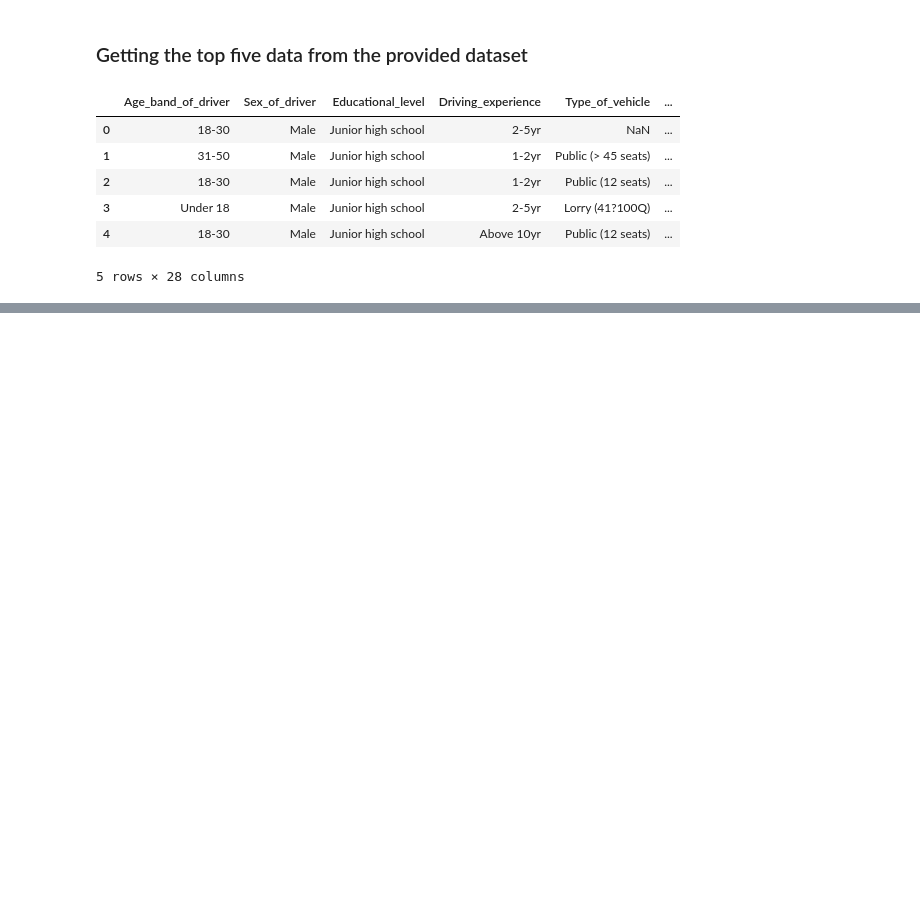
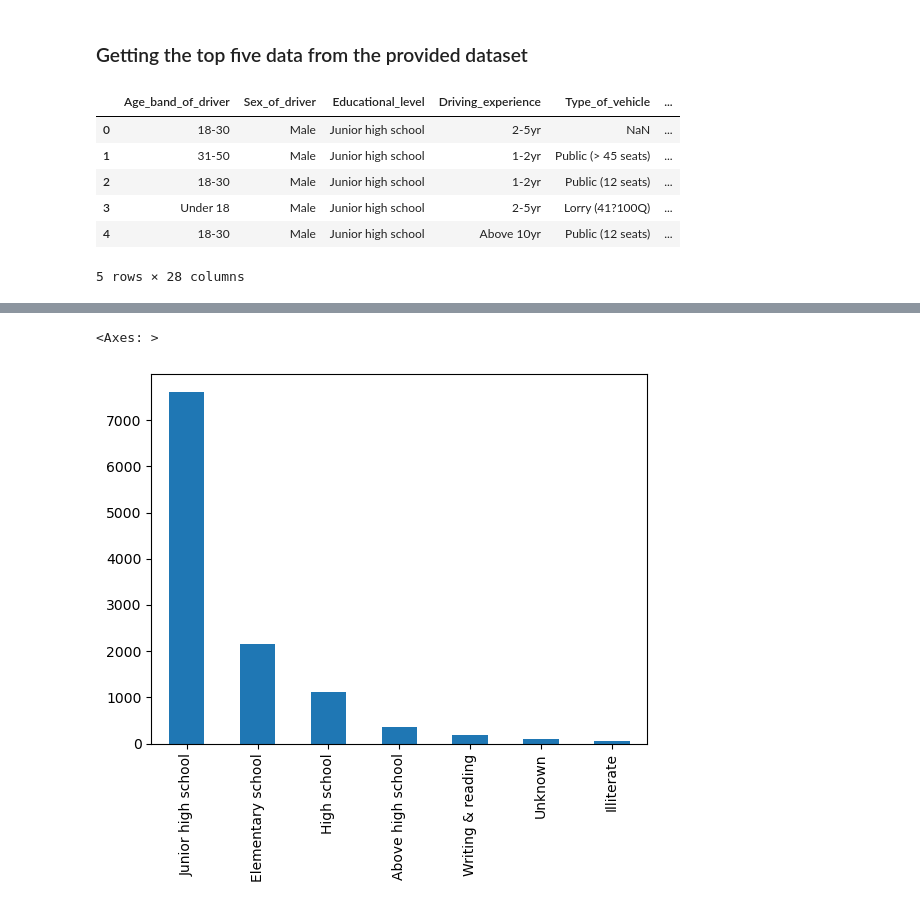
Before and after one commit to Impact-Dev1/Road-Traffic-Severity-Classification, a Jupyter notebook: main.ipynb, the cells around one changed output, grey strips where cells are left out. Saved outputs shown, nothing was run; the diff lists cells and outputs as text; code cells hidden in the pictures; blank space fills up the shorter version.

```diff
--- a/main.ipynb
+++ b/main.ipynb
@@ -34,0 +107,5 @@ df.head()
+# %%
+df['Educational_level'].value_counts().plot(kind='bar')
+# %% [output]
+<Axes: >
+[figure, added]
```
Also changed, not shown: parts of 18 cells of this notebook.
